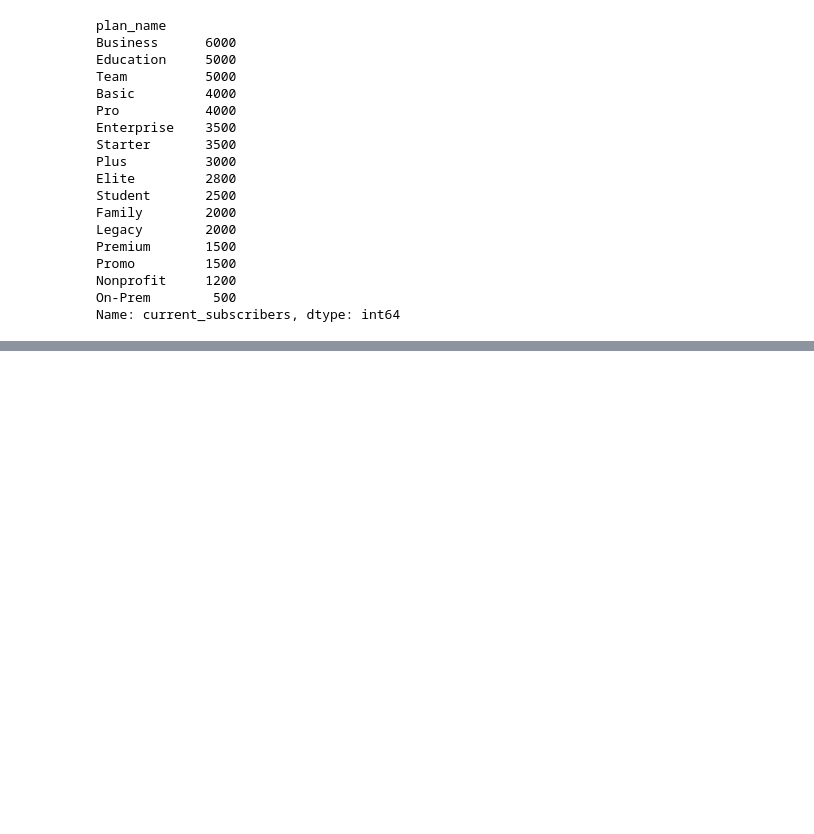
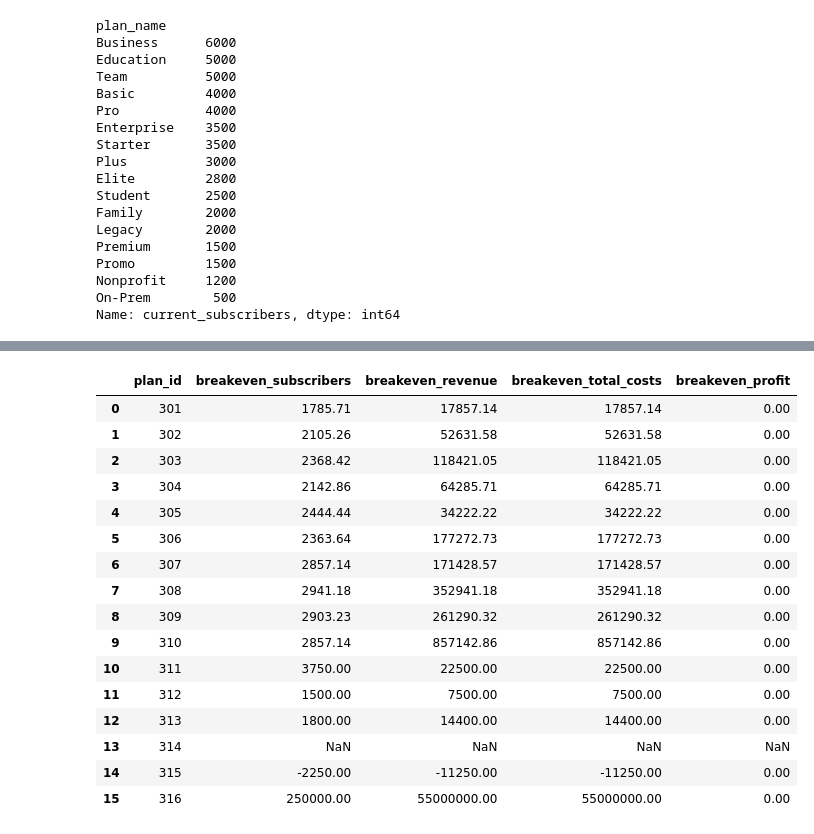
Before and after one commit to varshanookarapu/0_Subscription_Breakeven_Analysis, a Jupyter notebook: Subscription Breakdown Analysis.ipynb, the cells around one changed output, grey strips where cells are left out. Drawn from its saved outputs; the diff is of its cells as text; code cells hidden in the pictures; blank space fills up the shorter version.

```diff
--- a/Subscription Breakdown Analysis.ipynb
+++ b/Subscription Breakdown Analysis.ipynb
@@ -93,0 +122,32 @@ df.head(16)
+# %%
+#The breakeven point for each plan (the number of subscribers it needs before it stops losing money).
+# Breakeven point is  where they do not make any profit or any loss -> breakeven point = fixed costs/ selling price per item - variable costs per item
+# basically the breakeven subscribers value will give us an idea about how many users we need to sell the subscripton plan to  initally cover the total costs before making any actual revenue/profits.
+
+df['breakeven_subscribers'] = (df['fixed_costs'] )/ (df['revenue_per_subscriber'] - df['variable_cost_per_user'])
+df['breakeven_subscribers'] = np.where ((df['revenue_per_subscriber'] - df['variable_cost_per_user']) == 0 ,np.NaN,df['breakeven_subscribers'] )
+
+## Calculated these paramets to cross verify the breakeven subscribers count .
+df['breakeven_revenue'] = df['breakeven_subscribers'] * df['revenue_per_subscriber']
+df['breakeven_total_costs'] = df['fixed_costs'] + (df['variable_cost_per_user'] * df['breakeven_subscribers'])
+df['breakeven_profit'] = df['breakeven_revenue'] - df['breakeven_total_costs']
+df['breakeven_profit'] =df['breakeven_profit'].mask(df['breakeven_profit'].abs() < 1e-7,0.0)
+df[['plan_id','breakeven_subscribers','breakeven_revenue','breakeven_total_costs','breakeven_profit']]
+# %% [output]
+|  | plan_id | breakeven_subscribers | breakeven_revenue | breakeven_total_costs | breakeven_profit |
+| 0 | 301 | 1785.71 | 17857.14 | 17857.14 | 0.00 |
+| 1 | 302 | 2105.26 | 52631.58 | 52631.58 | 0.00 |
+| 2 | 303 | 2368.42 | 118421.05 | 118421.05 | 0.00 |
+| 3 | 304 | 2142.86 | 64285.71 | 64285.71 | 0.00 |
+| 4 | 305 | 2444.44 | 34222.22 | 34222.22 | 0.00 |
+| 5 | 306 | 2363.64 | 177272.73 | 177272.73 | 0.00 |
+| 6 | 307 | 2857.14 | 171428.57 | 171428.57 | 0.00 |
+| 7 | 308 | 2941.18 | 352941.18 | 352941.18 | 0.00 |
+| 8 | 309 | 2903.23 | 261290.32 | 261290.32 | 0.00 |
+| 9 | 310 | 2857.14 | 857142.86 | 857142.86 | 0.00 |
+| 10 | 311 | 3750.00 | 22500.00 | 22500.00 | 0.00 |
+| 11 | 312 | 1500.00 | 7500.00 | 7500.00 | 0.00 |
+| 12 | 313 | 1800.00 | 14400.00 | 14400.00 | 0.00 |
+| 13 | 314 | NaN | NaN | NaN | NaN |
+| 14 | 315 | -2250.00 | -11250.00 | -11250.00 | 0.00 |
+| 15 | 316 | 250000.00 | 55000000.00 | 55000000.00 | 0.00 |
```
Also changed, not shown: parts of 12 cells of this notebook.
